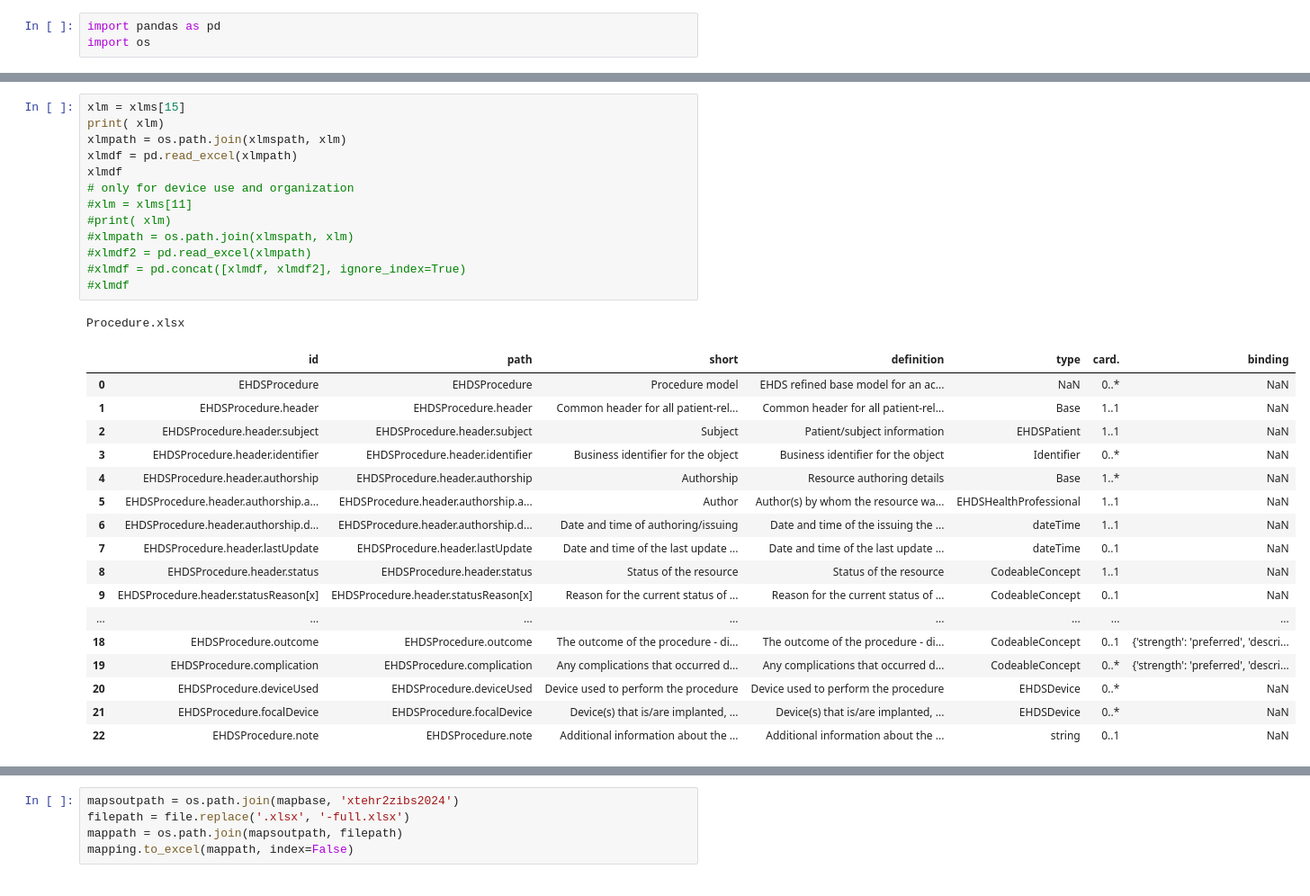
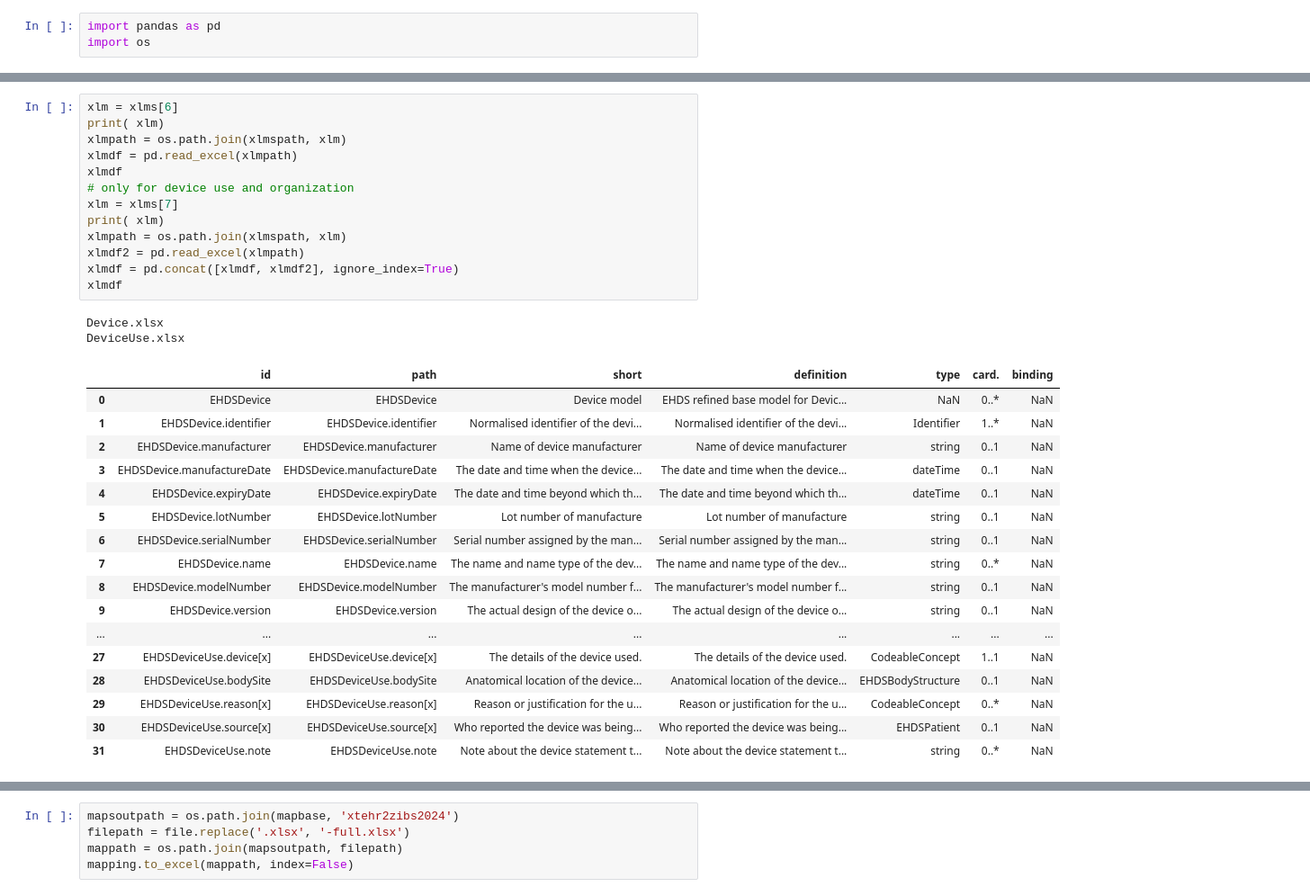
Before and after one commit to Nictiz/eu-nl-compared, a Jupyter notebook: mapping.ipynb, the cells around one changed output, grey strips where cells are left out. Shown at 90% size. Saved outputs shown, nothing was run; the diff lists cells and outputs as text.

Commit message:
Updated XtEHR Device and DeviceUse

```diff
--- a/mapping.ipynb
+++ b/mapping.ipynb
@@ -75,35 +66,36 @@ xlms = os.listdir(xlmspath)
 # %%
-xlm = xlms[15]
+xlm = xlms[6]
 print( xlm)
 xlmpath = os.path.join(xlmspath, xlm)
 xlmdf = pd.read_excel(xlmpath)
 xlmdf
 # only for device use and organization
-#xlm = xlms[11]
-#print( xlm)
-#xlmpath = os.path.join(xlmspath, xlm)
-#xlmdf2 = pd.read_excel(xlmpath)
-#xlmdf = pd.concat([xlmdf, xlmdf2], ignore_index=True)
-#xlmdf
+xlm = xlms[7]
+print( xlm)
+xlmpath = os.path.join(xlmspath, xlm)
+xlmdf2 = pd.read_excel(xlmpath)
+xlmdf = pd.concat([xlmdf, xlmdf2], ignore_index=True)
+xlmdf
 # %% [output]
-Procedure.xlsx
+Device.xlsx
+DeviceUse.xlsx
 |  | id | path | short | definition | type | card. | binding |
-| 0 | EHDSProcedure | EHDSProcedure | Procedure model | EHDS refined base model for an ac... | NaN | 0..* | NaN |
-| 1 | EHDSProcedure.header | EHDSProcedure.header | Common header for all patient-rel... | Common header for all patient-rel... | Base | 1..1 | NaN |
-| 2 | EHDSProcedure.header.subject | EHDSProcedure.header.subject | Subject | Patient/subject information | EHDSPatient | 1..1 | NaN |
-| 3 | EHDSProcedure.header.identifier | EHDSProcedure.header.identifier | Business identifier for the object | Business identifier for the object | Identifier | 0..* | NaN |
-| 4 | EHDSProcedure.header.authorship | EHDSProcedure.header.authorship | Authorship | Resource authoring details | Base | 1..* | NaN |
-| 5 | EHDSProcedure.header.authorship.a... | EHDSProcedure.header.authorship.a... | Author | Author(s) by whom the resource wa... | EHDSHealthProfessional | 1..1 | NaN |
-| 6 | EHDSProcedure.header.authorship.d... | EHDSProcedure.header.authorship.d... | Date and time of authoring/issuing | Date and time of the issuing the ... | dateTime | 1..1 | NaN |
-| 7 | EHDSProcedure.header.lastUpdate | EHDSProcedure.header.lastUpdate | Date and time of the last update ... | Date and time of the last update ... | dateTime | 0..1 | NaN |
-| 8 | EHDSProcedure.header.status | EHDSProcedure.header.status | Status of the resource | Status of the resource | CodeableConcept | 1..1 | NaN |
-| 9 | EHDSProcedure.header.statusReason[x] | EHDSProcedure.header.statusReason[x] | Reason for the current status of ... | Reason for the current status of ... | CodeableConcept | 0..1 | NaN |
+| 0 | EHDSDevice | EHDSDevice | Device model | EHDS refined base model for Devic... | NaN | 0..* | NaN |
+| 1 | EHDSDevice.identifier | EHDSDevice.identifier | Normalised identifier of the devi... | Normalised identifier of the devi... | Identifier | 1..* | NaN |
+| 2 | EHDSDevice.manufacturer | EHDSDevice.manufacturer | Name of device manufacturer | Name of device manufacturer | string | 0..1 | NaN |
+| 3 | EHDSDevice.manufactureDate | EHDSDevice.manufactureDate | The date and time when the device... | The date and time when the device... | dateTime | 0..1 | NaN |
+| 4 | EHDSDevice.expiryDate | EHDSDevice.expiryDate | The date and time beyond which th... | The date and time beyond which th... | dateTime | 0..1 | NaN |
+| 5 | EHDSDevice.lotNumber | EHDSDevice.lotNumber | Lot number of manufacture | Lot number of manufacture | string | 0..1 | NaN |
+| 6 | EHDSDevice.serialNumber | EHDSDevice.serialNumber | Serial number assigned by the man... | Serial number assigned by the man... | string | 0..1 | NaN |
+| 7 | EHDSDevice.name | EHDSDevice.name | The name and name type of the dev... | The name and name type of the dev... | string | 0..* | NaN |
+| 8 | EHDSDevice.modelNumber | EHDSDevice.modelNumber | The manufacturer's model number f... | The manufacturer's model number f... | string | 0..1 | NaN |
+| 9 | EHDSDevice.version | EHDSDevice.version | The actual design of the device o... | The actual design of the device o... | string | 0..1 | NaN |
 | ... | ... | ... | ... | ... | ... | ... | ... |
-| 18 | EHDSProcedure.outcome | EHDSProcedure.outcome | The outcome of the procedure - di... | The outcome of the procedure - di... | CodeableConcept | 0..1 | {'strength': 'preferred', 'descri... |
-| 19 | EHDSProcedure.complication | EHDSProcedure.complication | Any complications that occurred d... | Any complications that occurred d... | CodeableConcept | 0..* | {'strength': 'preferred', 'descri... |
-| 20 | EHDSProcedure.deviceUsed | EHDSProcedure.deviceUsed | Device used to perform the procedure | Device used to perform the procedure | EHDSDevice | 0..* | NaN |
-| 21 | EHDSProcedure.focalDevice | EHDSProcedure.focalDevice | Device(s) that is/are implanted, ... | Device(s) that is/are implanted, ... | EHDSDevice | 0..* | NaN |
-| 22 | EHDSProcedure.note | EHDSProcedure.note | Additional information about the ... | Additional information about the ... | string | 0..1 | NaN |
+| 27 | EHDSDeviceUse.device[x] | EHDSDeviceUse.device[x] | The details of the device used. | The details of the device used. | CodeableConcept | 1..1 | NaN |
+| 28 | EHDSDeviceUse.bodySite | EHDSDeviceUse.bodySite | Anatomical location of the device... | Anatomical location of the device... | EHDSBodyStructure | 0..1 | NaN |
+| 29 | EHDSDeviceUse.reason[x] | EHDSDeviceUse.reason[x] | Reason or justification for the u... | Reason or justification for the u... | CodeableConcept | 0..* | NaN |
+| 30 | EHDSDeviceUse.source[x] | EHDSDeviceUse.source[x] | Who reported the device was being... | Who reported the device was being... | EHDSPatient | 0..1 | NaN |
+| 31 | EHDSDeviceUse.note | EHDSDeviceUse.note | Note about the device statement t... | Note about the device statement t... | string | 0..* | NaN |
 # %%
 mapbase = 'maps'
 maps = os.listdir(mapbase)
```
Also changed, not shown: parts of 8 cells of this notebook, 8 other files.
